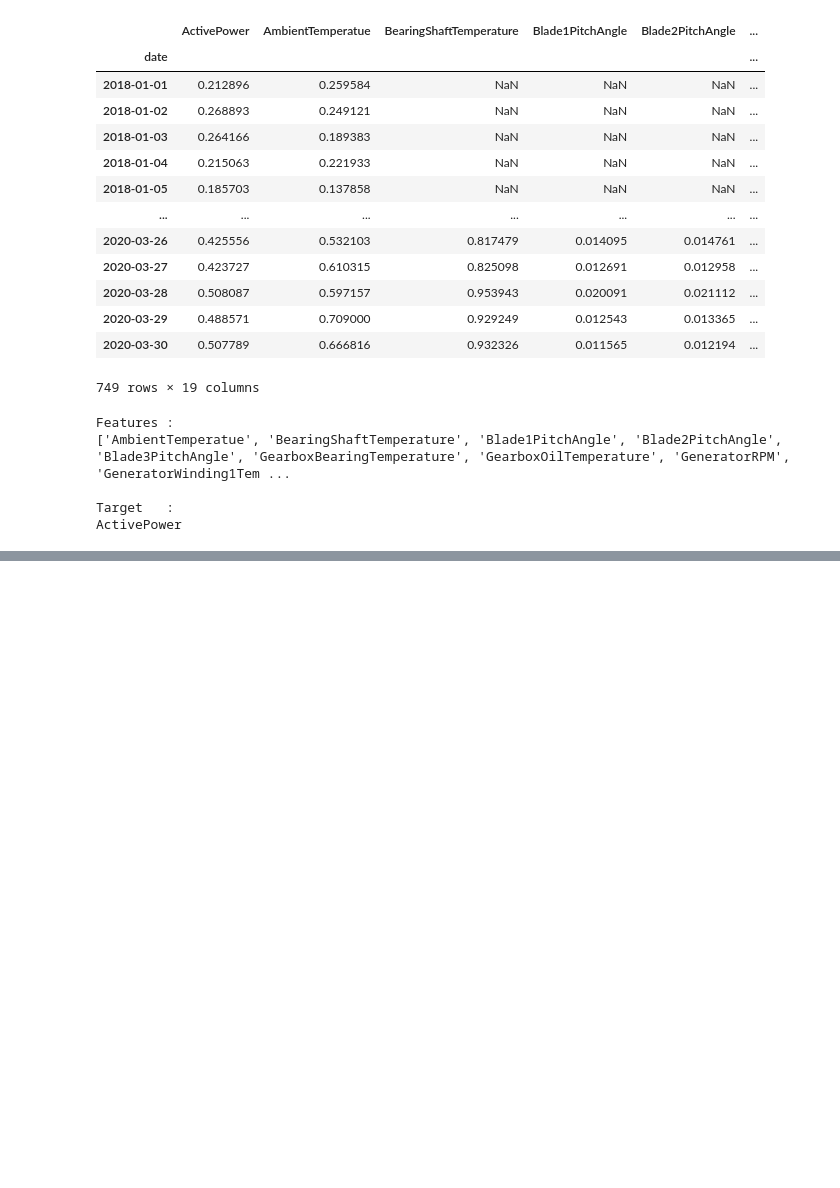
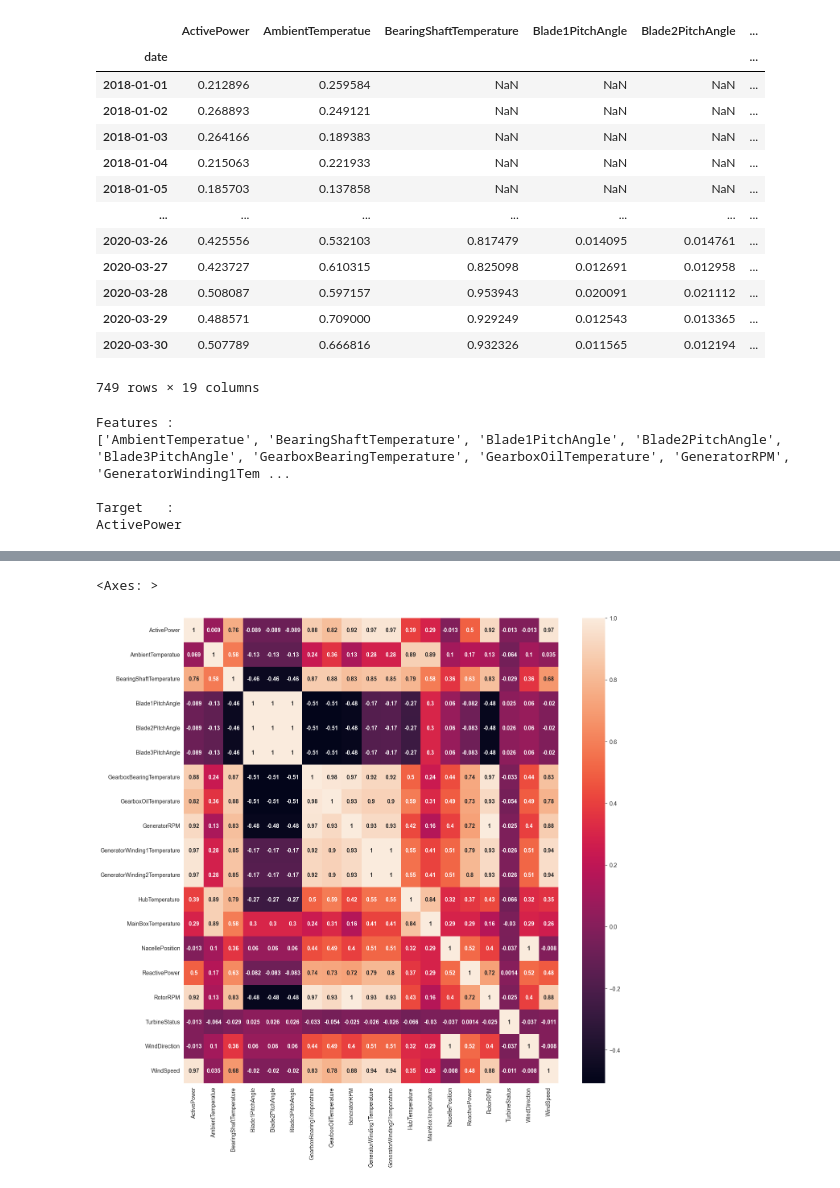
Before and after one commit to amithvardhan99/videos, a Jupyter notebook: Prediction of Renewable Energy Generation/notebook.ipynb, the cells around one changed output, grey strips where cells are left out. Saved outputs shown, nothing was run; the diff lists cells and outputs as text; code cells hidden in the pictures; blank space fills up the shorter version.

```diff
--- a/Prediction of Renewable Energy Generation/notebook.ipynb
+++ b/Prediction of Renewable Energy Generation/notebook.ipynb
@@ -173,0 +198,7 @@ ActivePower
+# %%
+corr_matrix = df_9.corr()
+fig, ax = plt.subplots(figsize=(15,15))
+sns.heatmap(corr_matrix, annot=True, ax=ax, annot_kws={"weight":"bold"})
+# %% [output]
+<Axes: >
+[figure, added]
```
Also changed, not shown: parts of 15 cells of this notebook.
